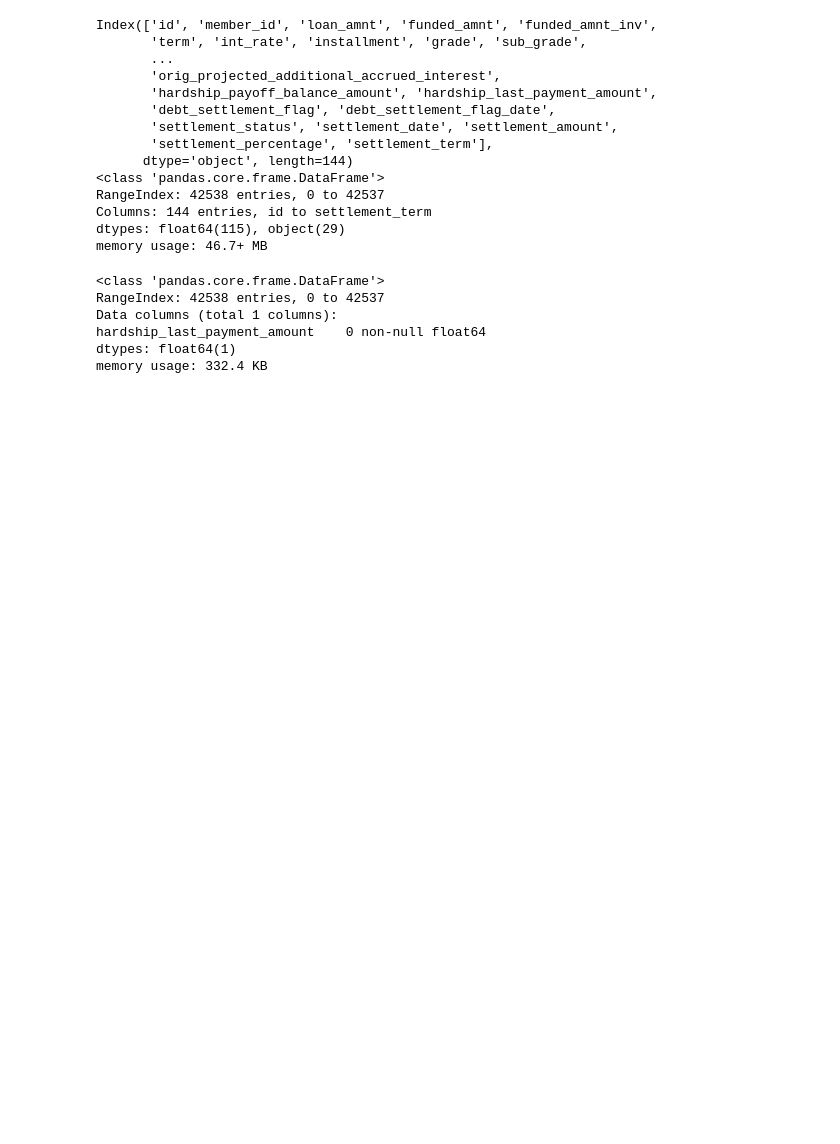
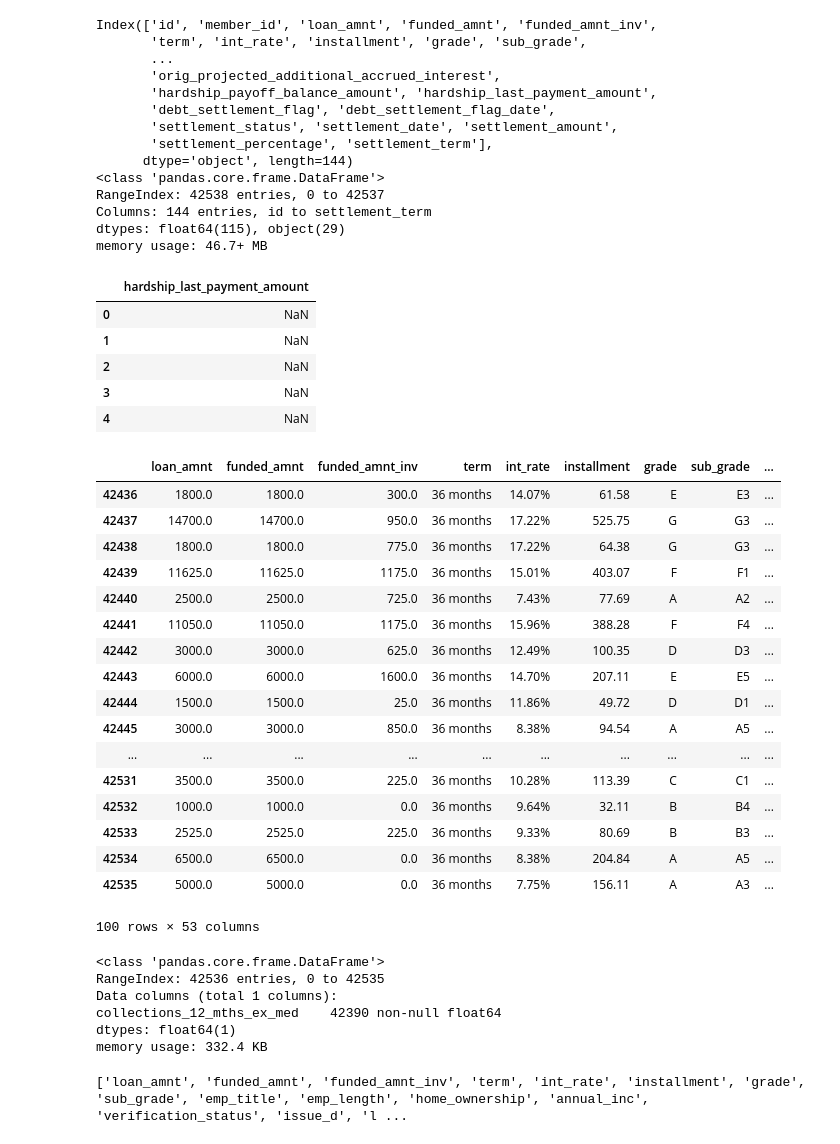
Before and after one commit to jurqui1/Springboard_Capstone, a Jupyter notebook: Capstone Project.ipynb, the cells around one changed output. Drawn from its saved outputs; the diff is of its cells as text; code cells hidden in the pictures; blank space fills up the shorter version.

Commit message:
Cleaned data set to only include seemingly relevant information

```diff
--- a/Capstone Project.ipynb
+++ b/Capstone Project.ipynb
@@ -21,11 +21,52 @@ memory usage: 46.7+ MB
 # %%
 test = data['hardship_last_payment_amount']
 test = pd.DataFrame(test)
-test.info()
+test.head()
 # %% [output]
-<class 'pandas.core.frame.DataFrame'>
-RangeIndex: 42538 entries, 0 to 42537
-Data columns (total 1 columns):
-hardship_last_payment_amount    0 non-null float64
-dtypes: float64(1)
-memory usage: 332.4 KB
+|  | hardship_last_payment_amount |
+| 0 | NaN |
+| 1 | NaN |
+| 2 | NaN |
+| 3 | NaN |
+| 4 | NaN |
+# %%
+#Creating a smaller dataframe with relevent information beginning with getting rid of columns with too little or no info
+# Columns  0,1,18,28,29,47,50,53,54,55,57-77,80-104,107-121,123-136,138
+cln_data = data.iloc[0:42536,[2,3,4,5,6,7,8,9,10,11,12,13,14,15,16,17,19,20,21,22,23,24,25,26,27,30,31,32,33,34,35,36,37,38,39,40,41,42,43,44,45,46,48,49,51,52,56,78,79,105,106,122,137]]
+cln_data.tail(100)
+# %% [output]
+|  | loan_amnt | funded_amnt | funded_amnt_inv | term | int_rate | installment | grade | sub_grade | ... |
+| 42436 | 1800.0 | 1800.0 | 300.0 | 36 months | 14.07% | 61.58 | E | E3 | ... |
+| 42437 | 14700.0 | 14700.0 | 950.0 | 36 months | 17.22% | 525.75 | G | G3 | ... |
+| 42438 | 1800.0 | 1800.0 | 775.0 | 36 months | 17.22% | 64.38 | G | G3 | ... |
+| 42439 | 11625.0 | 11625.0 | 1175.0 | 36 months | 15.01% | 403.07 | F | F1 | ... |
+| 42440 | 2500.0 | 2500.0 | 725.0 | 36 months | 7.43% | 77.69 | A | A2 | ... |
+| 42441 | 11050.0 | 11050.0 | 1175.0 | 36 months | 15.96% | 388.28 | F | F4 | ... |
+| 42442 | 3000.0 | 3000.0 | 625.0 | 36 months | 12.49% | 100.35 | D | D3 | ... |
+| 42443 | 6000.0 | 6000.0 | 1600.0 | 36 months | 14.70% | 207.11 | E | E5 | ... |
+| 42444 | 1500.0 | 1500.0 | 25.0 | 36 months | 11.86% | 49.72 | D | D1 | ... |
+| 42445 | 3000.0 | 3000.0 | 850.0 | 36 months | 8.38% | 94.54 | A | A5 | ... |
+| ... | ... | ... | ... | ... | ... | ... | ... | ... | ... |
+| 42531 | 3500.0 | 3500.0 | 225.0 | 36 months | 10.28% | 113.39 | C | C1 | ... |
+| 42532 | 1000.0 | 1000.0 | 0.0 | 36 months | 9.64% | 32.11 | B | B4 | ... |
+| 42533 | 2525.0 | 2525.0 | 225.0 | 36 months | 9.33% | 80.69 | B | B3 | ... |
+| 42534 | 6500.0 | 6500.0 | 0.0 | 36 months | 8.38% | 204.84 | A | A5 | ... |
+| 42535 | 5000.0 | 5000.0 | 0.0 | 36 months | 7.75% | 156.11 | A | A3 | ... |
+100 rows × 53 columns
+# %%
+sample = cln_data['collections_12_mths_ex_med']
+sample = pd.DataFrame(sample)
+sample.info()
+# %% [output]
+<class 'pandas.core.frame.DataFrame'>
+RangeIndex: 42536 entries, 0 to 42535
+Data columns (total 1 columns):
+collections_12_mths_ex_med    42390 non-null float64
+dtypes: float64(1)
+memory usage: 332.4 KB
+# %%
+Keys = list(cln_data.keys())
+print(Keys)
+#application_type = 45
+# %% [output]
+['loan_amnt', 'funded_amnt', 'funded_amnt_inv', 'term', 'int_rate', 'installment', 'grade', 'sub_grade', 'emp_title', 'emp_length', 'home_ownership', 'annual_inc', 'verification_status', 'issue_d', 'l ...
```
Also changed, not shown: parts of 1 cell of this notebook.
